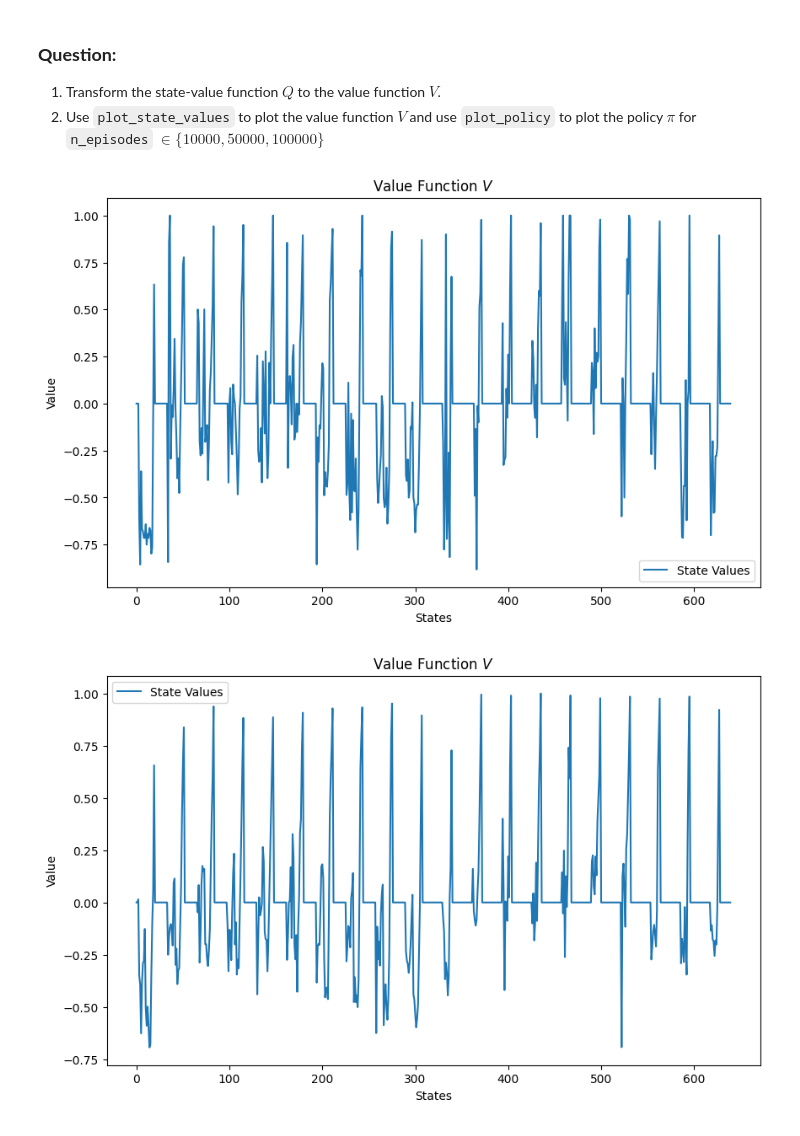
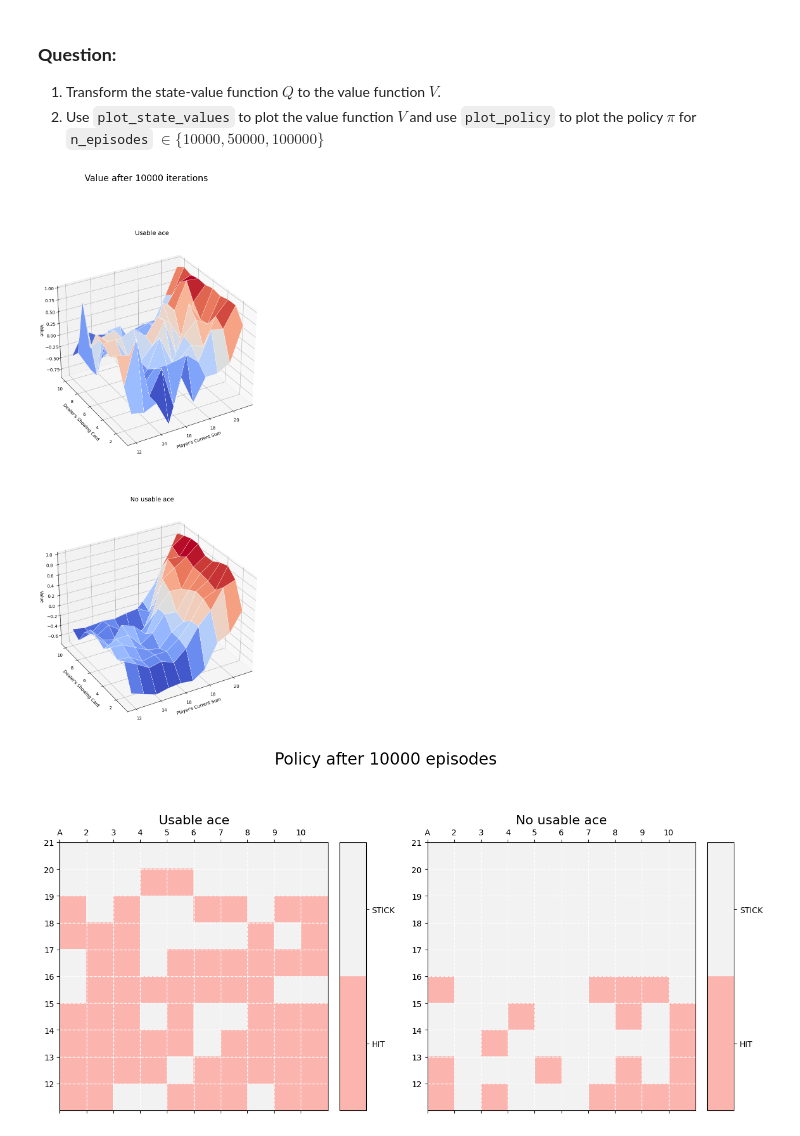
Before and after one commit to binruiyang/utils, a Jupyter notebook: problem_4_gr5242_VI_MCES_Blackjack.ipynb, the cells around one changed output. Saved outputs shown, nothing was run; the diff lists cells and outputs as text; code cells hidden in the pictures.

````diff
--- a/problem_4_gr5242_VI_MCES_Blackjack.ipynb
+++ b/problem_4_gr5242_VI_MCES_Blackjack.ipynb
@@ -434,22 +409,23 @@ def MCES(env, n_episodes, gamma):
 2.   Use ```plot_state_values``` to plot the value function $V$ and use ```plot_policy``` to plot the policy $\pi$ for ```n_episodes``` $\in \{10000, 50000, 100000\}$
 # %%
 def transformQtoV(Q: Dict[StateType, np.ndarray]) -> np.ndarray:
+  ### YOUR CODE HERE ###
     V = np.zeros(n_states)
+    for state in range(n_states):
+        state_obj = get_state_from_index(state)
+        if state_obj in Q:
+            V[state] = np.max(Q[state_obj])
+    return V
 
-    for s in range(n_states):
 
-        state = get_state_from_index(s)
-
-        if state in Q:
-            V[s] = np.max(Q[state])
-
-    return V
 
 
 for n_episodes in [10000, 50000, 100000]:
   Q, pi = MCES(blackjack, n_episodes, gamma)
+  ### YOUR CODE HERE ###
   V = transformQtoV(Q)
-  plot_state_values(V)
+  plot_state_values(V, iterations = n_episodes)
+  plot_policy(pi, headline=f"Policy after {n_episodes} episodes")
 # %% [output]
-[figure, old version]
+[figure, new version]
-[figure, old version]
+[figure, new version]
````
Also changed, not shown: parts of 5 cells of this notebook.
